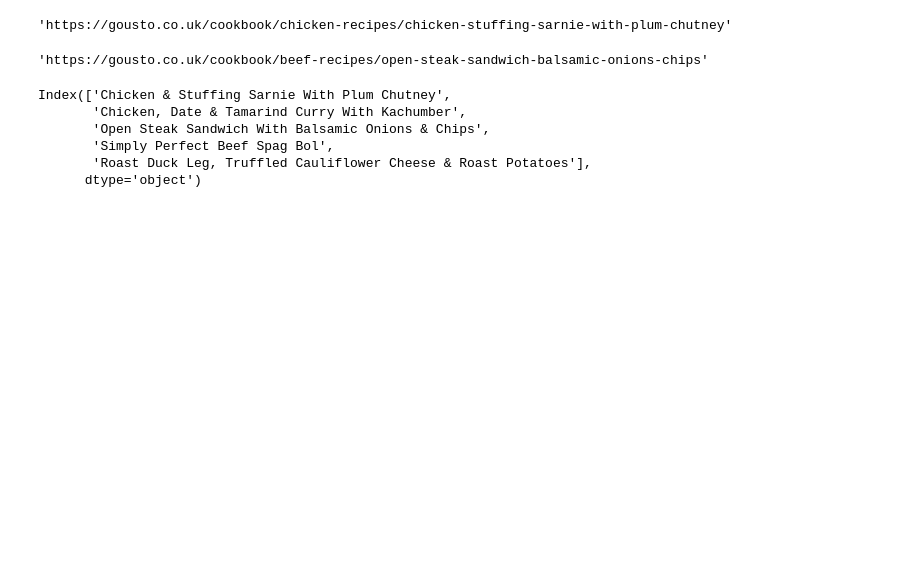
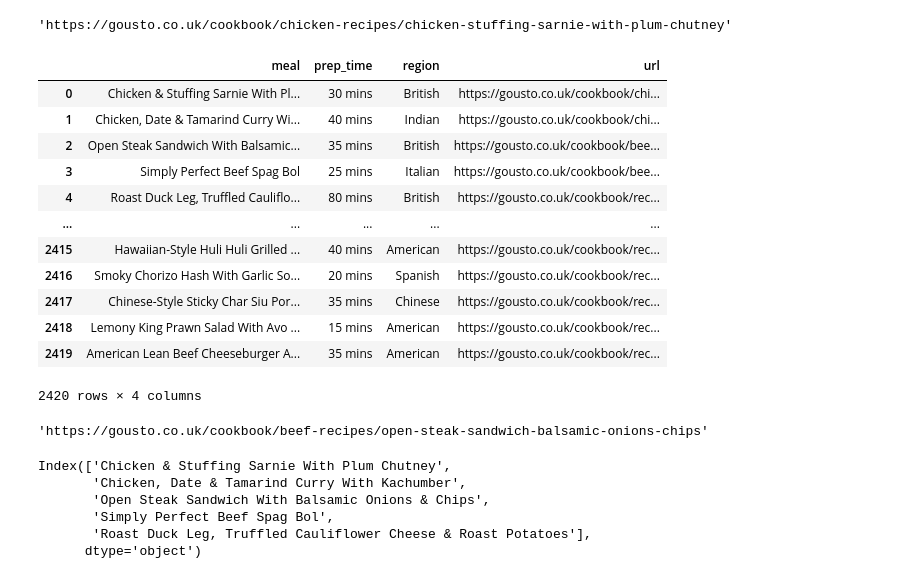
Before and after one commit to ivishalanand/Recepie-Recommendation, a Jupyter notebook: Content based model.ipynb, the cells around one changed output. Cells and saved outputs as stored; diff of their text form; code cells hidden in the pictures; blank space fills up the shorter version.

```diff
--- a/Content based model.ipynb
+++ b/Content based model.ipynb
@@ -266,6 +286,9 @@ len(data)
 # %%
 map_df = pd.DataFrame({"id": [data[i][0]+1 for i in range(len(data))],
-"meal": [data[i][1]["meal"] for i in range(len(data))]})
+"meal": [data[i][1]["meal"] for i in range(len(data))],
+"prep_time": [data[i][1]["prep_time"] for i in range(len(data))],
+"region": [data[i][1]["region"] for i in range(len(data))]
+                      })
 # %%
 url = pd.read_csv("/Users/visanand2/Desktop/Pycharm/Recepie-Recommendation/scraper/Meals_slug.csv").reset_index()
 # %%
@@ -275,6 +298,22 @@ meal_url_mapper["url"] = meal_url_mapper.url.apply(lambda x: "https://gousto.co.
 meal_url_mapper.url[0]
 # %% [output]
 'https://gousto.co.uk/cookbook/chicken-recipes/chicken-stuffing-sarnie-with-plum-chutney'
+# %%
+meal_url_mapper
+# %% [output]
+|  | meal | prep_time | region | url |
+| 0 | Chicken & Stuffing Sarnie With Pl... | 30 mins | British | https://gousto.co.uk/cookbook/chi... |
+| 1 | Chicken, Date & Tamarind Curry Wi... | 40 mins | Indian | https://gousto.co.uk/cookbook/chi... |
+| 2 | Open Steak Sandwich With Balsamic... | 35 mins | British | https://gousto.co.uk/cookbook/bee... |
+| 3 | Simply Perfect Beef Spag Bol | 25 mins | Italian | https://gousto.co.uk/cookbook/bee... |
+| 4 | Roast Duck Leg, Truffled Cauliflo... | 80 mins | British | https://gousto.co.uk/cookbook/rec... |
+| ... | ... | ... | ... | ... |
+| 2415 | Hawaiian-Style Huli Huli Grilled ... | 40 mins | American | https://gousto.co.uk/cookbook/rec... |
+| 2416 | Smoky Chorizo Hash With Garlic So... | 20 mins | Spanish | https://gousto.co.uk/cookbook/rec... |
+| 2417 | Chinese-Style Sticky Char Siu Por... | 35 mins | Chinese | https://gousto.co.uk/cookbook/rec... |
+| 2418 | Lemony King Prawn Salad With Avo ... | 15 mins | American | https://gousto.co.uk/cookbook/rec... |
+| 2419 | American Lean Beef Cheeseburger A... | 35 mins | American | https://gousto.co.uk/cookbook/rec... |
+2420 rows × 4 columns
 # %%
 meal_url_mapper.to_csv("/Users/visanand2/Desktop/Pycharm/Recepie-Recommendation/streamlit_app/meal_url_mapper.csv", index=False)
 # %%
```
Also changed, not shown: parts of 1 cell of this notebook, 2 other files.
